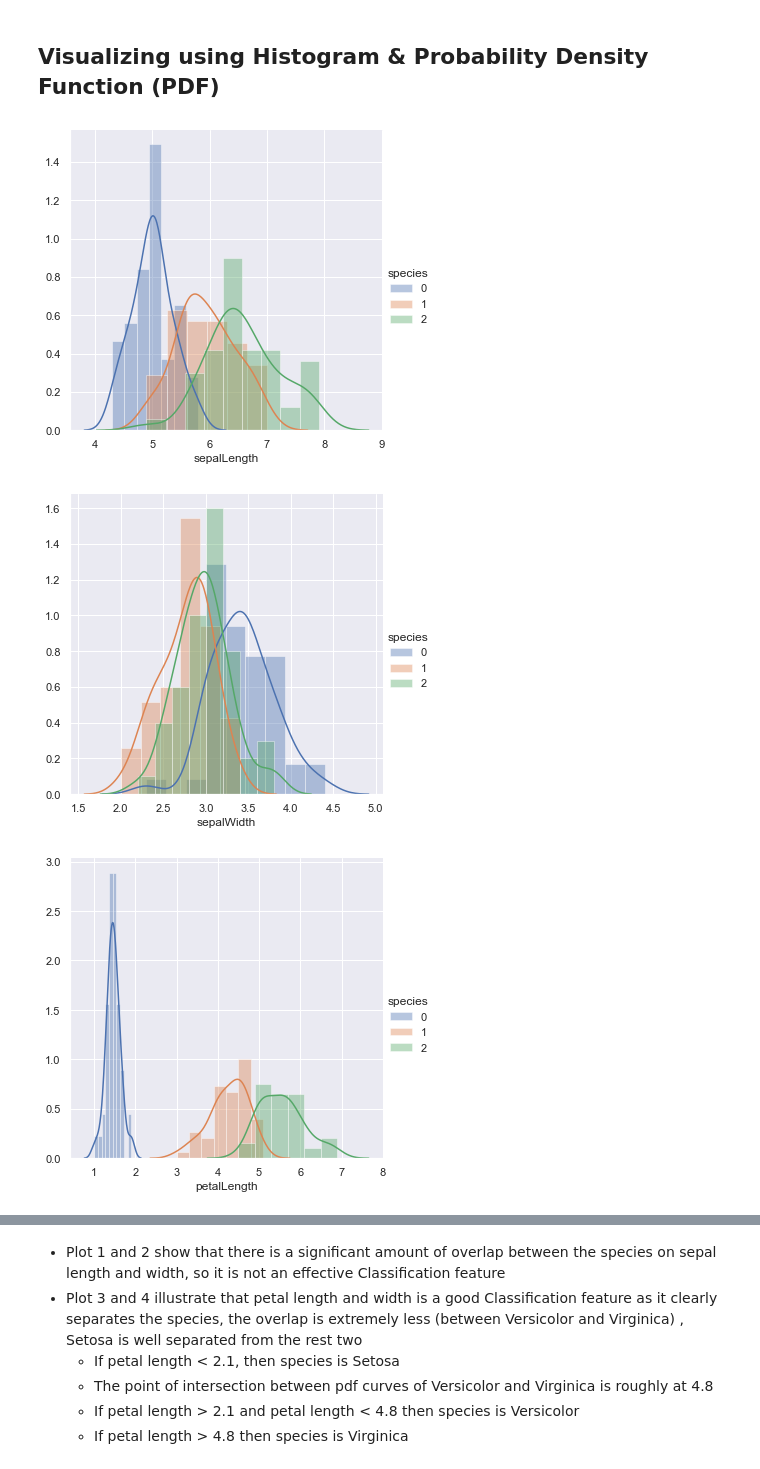
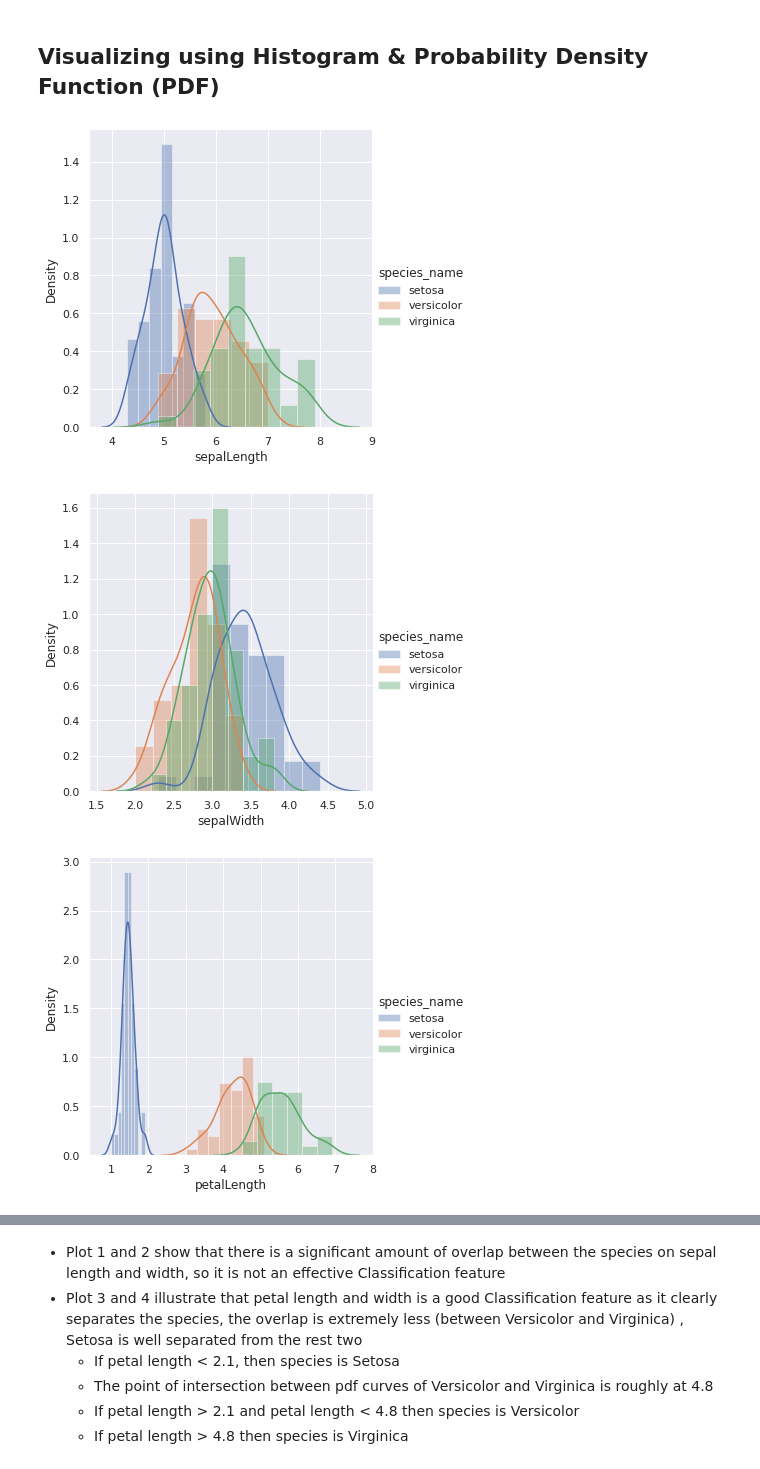
Before and after one commit to nafisa-samia/Statistical-Analysis-of-Iris-Dataset, a Jupyter notebook: Statistical Analysis with Iris Data.ipynb, the cells around one changed output, grey strips where cells are left out. Drawn from its saved outputs; the diff is of its cells as text; code cells hidden in the pictures.

```diff
--- a/Statistical Analysis with Iris Data.ipynb
+++ b/Statistical Analysis with Iris Data.ipynb
@@ -60,8 +53,8 @@ df2_iris.head()
 | 3 | 0 |
 | 4 | 0 |
 # %%
-iris = pd.concat([df_iris, df2_iris], axis=1)
-iris.head()
+iris_dataframe = pd.concat([df_iris, df2_iris], axis=1)
+iris_dataframe.head()
 # %% [output]
 |  | sepalLength | sepalWidth | petalLength | petalWidth | species |
 | 0 | 5.1 | 3.5 | 1.4 | 0.2 | 0 |
@@ -69,3 +62,6 @@ iris.head()
 | 2 | 4.7 | 3.2 | 1.3 | 0.2 | 0 |
 | 3 | 4.6 | 3.1 | 1.5 | 0.2 | 0 |
 | 4 | 5.0 | 3.6 | 1.4 | 0.2 | 0 |
+# %%
+iris_dataframe['species_name'] = pd.Series([iris.target_names[j] for j in iris.target],dtype="category")
+iris_dataframe.head()
@@ -203,12 +208,12 @@ plt.show()
 # %% [markdown]
 ## Visualizing using Histogram & Probability Density Function (PDF)
 # %%
-sns.FacetGrid(iris, hue="species", height=5).map(sns.distplot, "sepalLength").add_legend()
-sns.FacetGrid(iris, hue="species", height=5).map(sns.distplot, "sepalWidth").add_legend()
-sns.FacetGrid(iris, hue="species", height=5).map(sns.distplot, "petalLength").add_legend()
-sns.FacetGrid(iris, hue="species", height=5).map(sns.distplot, "petalWidth").add_legend()
+sns.FacetGrid(iris_dataframe, hue="species_name", height=5).map(sns.distplot, "sepalLength").add_legend()
+sns.FacetGrid(iris_dataframe, hue="species_name", height=5).map(sns.distplot, "sepalWidth").add_legend()
+sns.FacetGrid(iris_dataframe, hue="species_name", height=5).map(sns.distplot, "petalLength").add_legend()
+sns.FacetGrid(iris_dataframe, hue="species_name", height=5).map(sns.distplot, "petalWidth").add_legend()
 plt.show()
 # %% [output]
-[figure, old version]
+[figure, new version]
-[figure, old version]
+[figure, new version]
-[figure, old version]
+[figure, new version]
```
Also changed, not shown: parts of 57 cells of this notebook, 1 other file.
